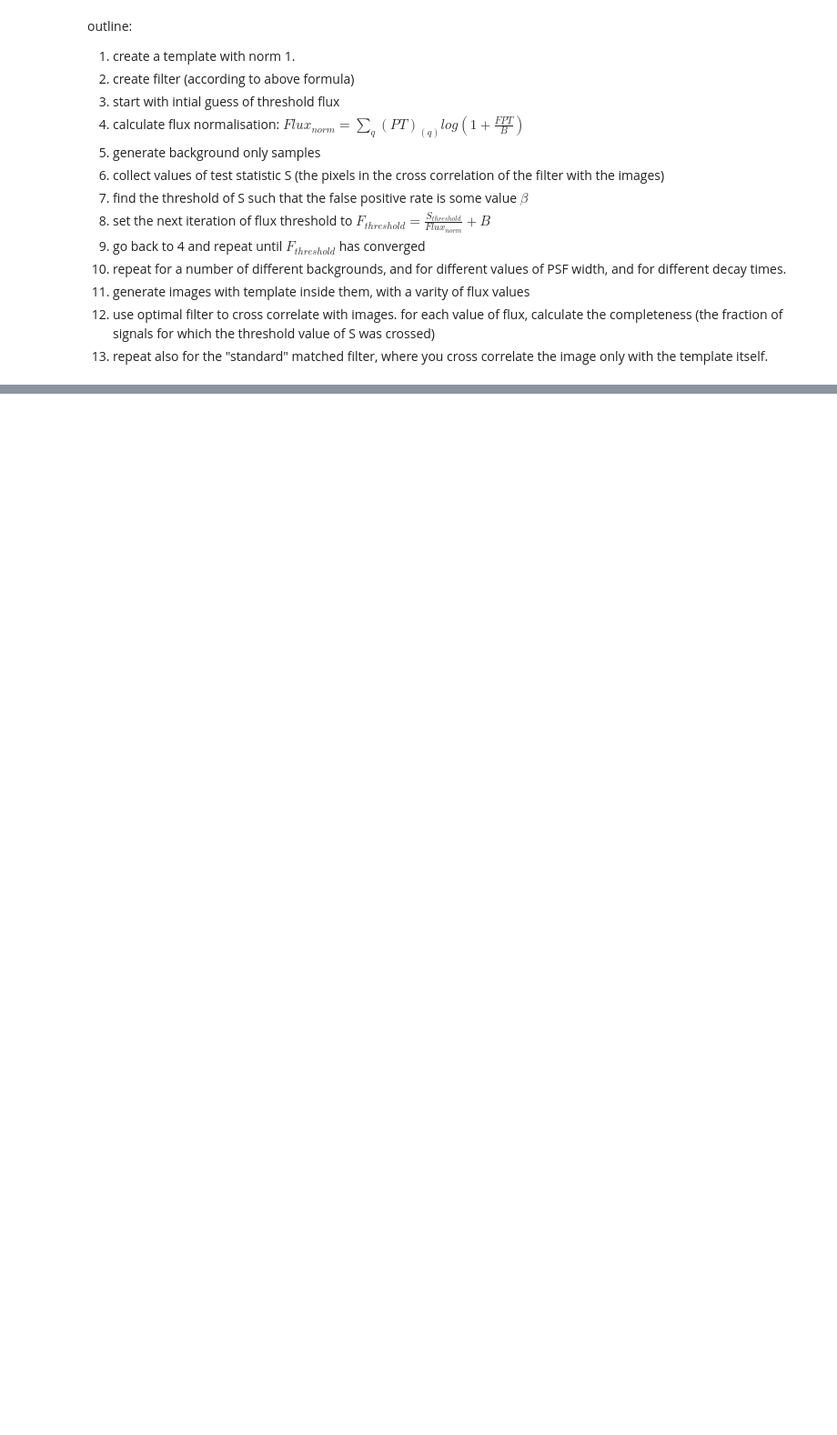
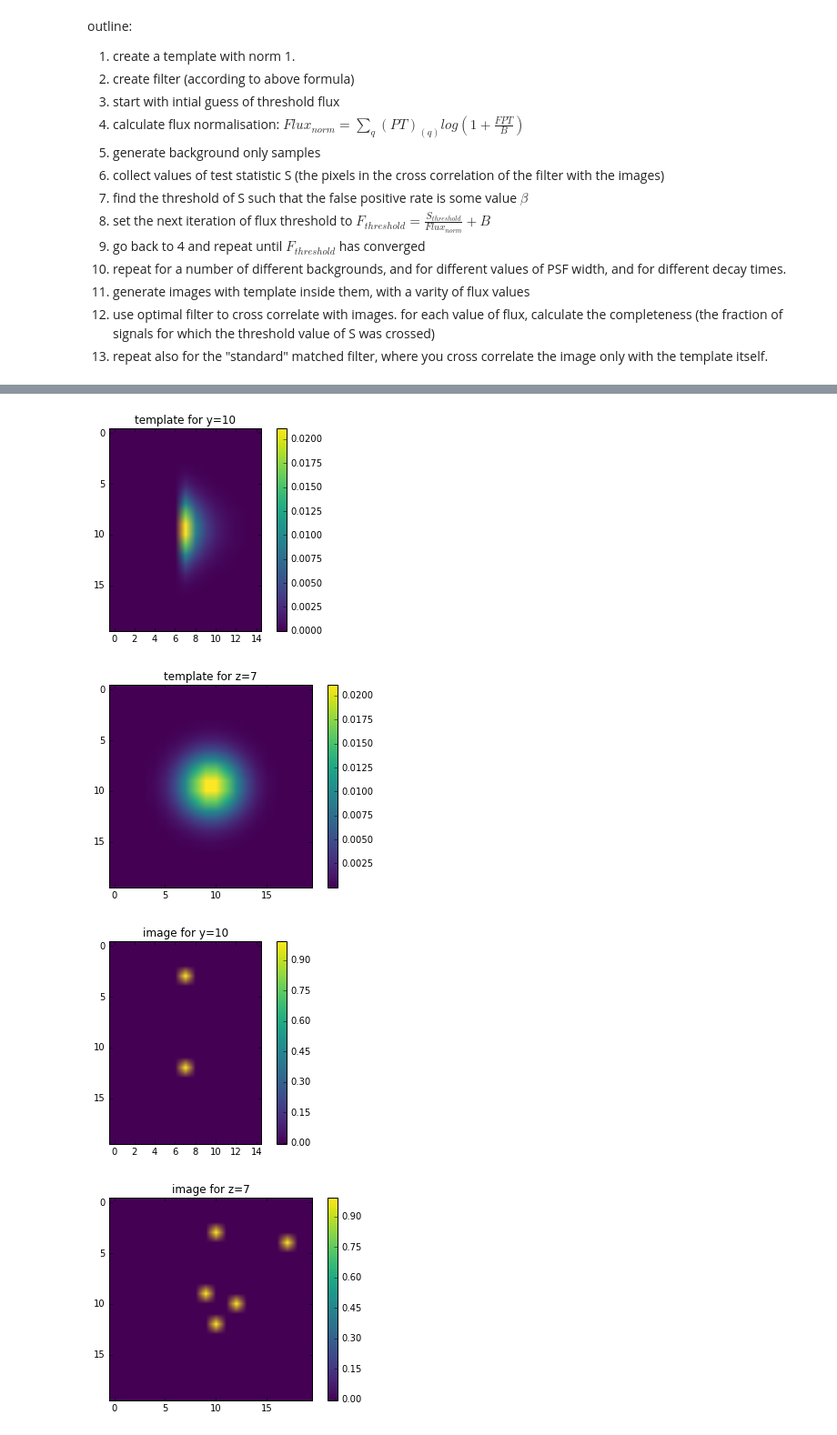
Before and after one commit to jshlomi/SignalProcessingProject, a Jupyter notebook: FlareDetectionProject.ipynb, the cells around one changed output, grey strips where cells are left out. Shown: that part at 91% size. Cells and saved outputs as stored; diff of their text form; code cells hidden in the pictures; blank space fills up the shorter version.

```diff
--- a/FlareDetectionProject.ipynb
+++ b/FlareDetectionProject.ipynb
@@ -341,0 +356,36 @@ plt.show()
+# %%
+#generate small images with signal inside, in a few values of flux
+bkg = 0.005
+
+templatesize = len(template[0])
+timeLength = len(template[0][0])
+
+imagelist = []
+filteredImages = []
+
+flux = 2*Fth
+
+for i in range(5):
+    #make image without subtracting mean
+    img = makeImage(bkg, templatesize,timeLength,False)
+    #add template to signal with desired flux
+    imgWithSig = addSignalToImg(img, template, flux, int(templatesize/2), int(templatesize/2), int(timeLength/2.0))
+    #subtract mean from image
+    imgWithSig = imgWithSig-np.mean(imgWithSig)
+
+    imagelist.append( np.copy(imgWithSig) )
+    filteredImages.append( signal.correlate(imgWithSig,filtered,'same') )
+# %%
+make2Dsliceplot(template,'y',int(templatesize/2),'template',"")
+make2Dsliceplot(template,'z',int(timeLength/2),'template',"")
+
+make2Dsliceplot(imagelist[1],'y',int(templatesize/2),'image',"")
+make2Dsliceplot(imagelist[1],'z',int(timeLength/2.0),'image',"")
+
+make2Dsliceplot(filteredImages[1],'y',int(templatesize/2),'filtered image',"")
+make2Dsliceplot(filteredImages[1],'z',int(timeLength/2.0),'filtered image',"")
+# %% [output]
+[figure, added]
+[figure, added]
+[figure, added]
+[figure, added]
```
Also changed, not shown: parts of 5 cells of this notebook.
